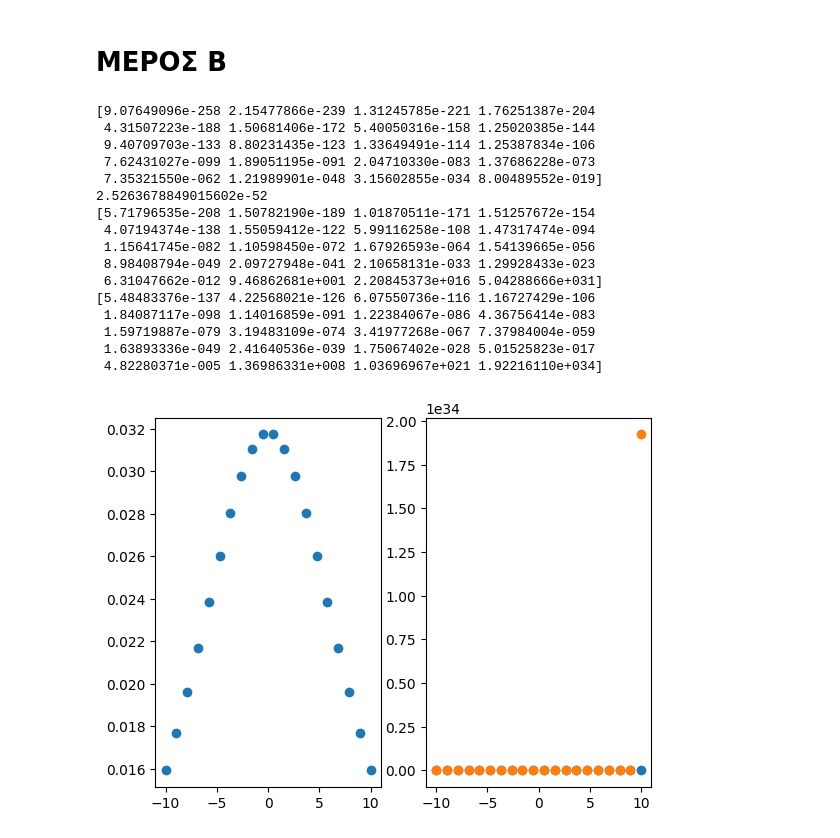
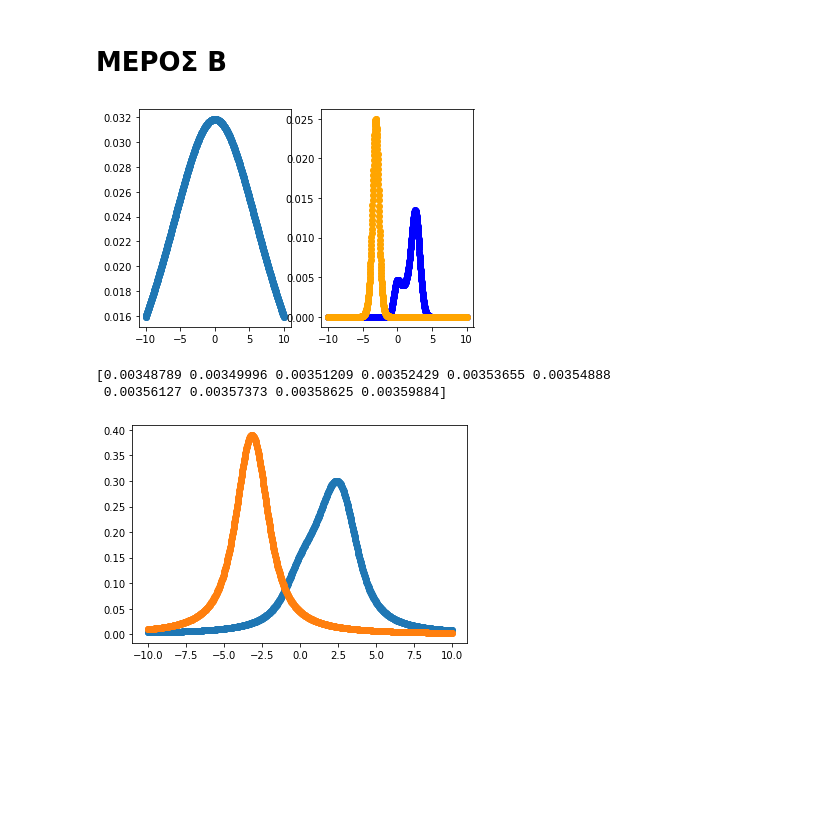
Before and after one commit to eegrigor/Pattern_Recognition_Assignment2, a Jupyter notebook: Grigorakis_9694_Kaimakamidis_9627_Assignment2.ipynb, the cells around one changed output. Drawn from its saved outputs; the diff is of its cells as text; code cells hidden in the pictures; blank space fills up the shorter version.

```diff
--- a/Grigorakis_9694_Kaimakamidis_9627_Assignment2.ipynb
+++ b/Grigorakis_9694_Kaimakamidis_9627_Assignment2.ipynb
@@ -58,7 +58,7 @@ x1 = np.array([[0, 0, 0, 0, 0, 0, 0]])
 x2 = np.array([[0, 0, 0, 0, 0]])
 
 points =1000
-linespace = np.linspace(-100,100,num=points)
+linespace = np.linspace(-10,10,num=points)
 
 fig = plt.figure()
 
@@ -69,7 +69,7 @@ plt.scatter(D2,x2,marker = 'x' )
 
 
 theta1_hat, Ltheta1 = maxtheta(D1,linespace)
-theta2_hat, Ltheta2 =maxtheta(D2,linespace)
+theta2_hat, Ltheta2 = maxtheta(D2,linespace)
 
 plt.subplot(1, 2, 2)
 plt.scatter(linespace,Ltheta1,marker = '^')
@@ -141,9 +141,10 @@ print(Dclass)
 def integral(data,linespace,ptheta):
     pDth = np.zeros(linespace.size)
     for i in range(linespace.size):
-        pDth[i]= 1
+        pDth[i] = 1
         for j in range(data.size):
-            pDth = pDth * (1/np.pi) * (1/(1+pow(data[j] - linespace[i],2)))
+            pDth[i] *= (1/np.pi) * (1/(1+pow(data[j] - linespace[i],2)))
+
     pDth_pth = np.zeros(linespace.size)
     for i in range(linespace.size):
         pDth_pth[i] = pDth[i] * ptheta[i]
@@ -152,7 +153,7 @@ def integral(data,linespace,ptheta):
     sum = 0
 
     for i in range(linespace.size - 1):
-        sum = sum + ((pDth_pth[i] * pDth_pth[i + 1]))/step
+        sum = sum + ((pDth_pth[i] + pDth_pth[i + 1]))*step/2
 
     # print(sum)
     # print(pDth_pth)
@@ -161,55 +162,73 @@ def integral(data,linespace,ptheta):
     # plt.show()
 
     return sum, pDth_pth
 
-points = 20
+points = 1000
 theta_linespace = np.linspace(-10,10,num = points)
 # print(theta_linespace)
 
 ptheta = np.zeros(points)
 
 for i in range(points):
     ptheta[i] = (1/(10*np.pi)) * (1/(1+pow(theta_linespace[i]/10,2)))
 
 
+
 integral1, pDth_pth1 = integral(D1,theta_linespace,ptheta)
 integral2, pDth_pth2= integral(D2,theta_linespace,ptheta)
-print(pDth_pth1)
-print(integral1)
+
+
 
 pth_D1 = np.zeros(points)
 pth_D2 = np.zeros(points)
 
 for i in range(points):
     pth_D1[i] = (pDth_pth1[i] * ptheta[i])/integral1
-    pth_D2[i] = (pDth_pth2[i] * ptheta[i])/integral1
+    pth_D2[i] = (pDth_pth2[i] * ptheta[i])/integral2
+
+
 
 fig = plt.figure()
 
 plt.subplot(1, 2, 1)
 plt.scatter(theta_linespace,ptheta)
 
-print(pth_D1)
-print(pth_D2)
+
+
 plt.subplot(1, 2, 2)
-plt.scatter(theta_linespace,pth_D1)
-plt.scatter(theta_linespace,pth_D2)
+plt.scatter(theta_linespace,pth_D1, c='blue')
+plt.scatter(theta_linespace,pth_D2, c='orange')
 plt.show()
 # %% [output]
-[9.07649096e-258 2.15477866e-239 1.31245785e-221 1.76251387e-204
- 4.31507223e-188 1.50681406e-172 5.40050316e-158 1.25020385e-144
- 9.40709703e-133 8.80231435e-123 1.33649491e-114 1.25387834e-106
- 7.62431027e-099 1.89051195e-091 2.04710330e-083 1.37686228e-073
- 7.35321550e-062 1.21989901e-048 3.15602855e-034 8.00489552e-019]
-2.5263678849015602e-52
-[5.71796535e-208 1.50782190e-189 1.01870511e-171 1.51257672e-154
- 4.07194374e-138 1.55059412e-122 5.99116258e-108 1.47317474e-094
- 1.15641745e-082 1.10598450e-072 1.67926593e-064 1.54139665e-056
- 8.98408794e-049 2.09727948e-041 2.10658131e-033 1.29928433e-023
- 6.31047662e-012 9.46862681e+001 2.20845373e+016 5.04288666e+031]
-[5.48483376e-137 4.22568021e-126 6.07550736e-116 1.16727429e-106
- 1.84087117e-098 1.14016859e-091 1.22384067e-086 4.36756414e-083
- 1.59719887e-079 3.19483109e-074 3.41977268e-067 7.37984004e-059
- 1.63893336e-049 2.41640536e-039 1.75067402e-028 5.01525823e-017
- 4.82280371e-005 1.36986331e+008 1.03696967e+021 1.92216110e+034]
-[figure, old version]
+[figure, new version]
+# %%
+def int2(linespace, pth_D):
+    p_x_theta_D = np.zeros((points,points))
+    for i in range(points):
+        for j in range(points):
+            p_x_theta_D[i,j] = pth_D[i] *  (1/np.pi) * (1/(1+pow(linespace[j] - linespace[i],2)))
+
+    p_x_theta_D = np.sum(p_x_theta_D, axis=0)
+
+
+    step = (linespace[-1] - linespace[0])/linespace.size
+    sum = 0
+
+    for i in range(linespace.size - 1):
+        sum = sum + ((p_x_theta_D[i] + p_x_theta_D[i + 1]))*step/2
+
+    return p_x_theta_D
+
+p_x_theta_D1 = int2(theta_linespace, pth_D1)
+p_x_theta_D2 = int2(theta_linespace, pth_D2)
+
+
+
+plt.figure()
+plt.scatter(theta_linespace, p_x_theta_D1)
+plt.scatter(theta_linespace, p_x_theta_D2)
+plt.show()
+# %% [output]
+[0.00348789 0.00349996 0.00351209 0.00352429 0.00353655 0.00354888
+ 0.00356127 0.00357373 0.00358625 0.00359884]
+[figure, added]
```
Also changed, not shown: parts of 4 cells of this notebook.
